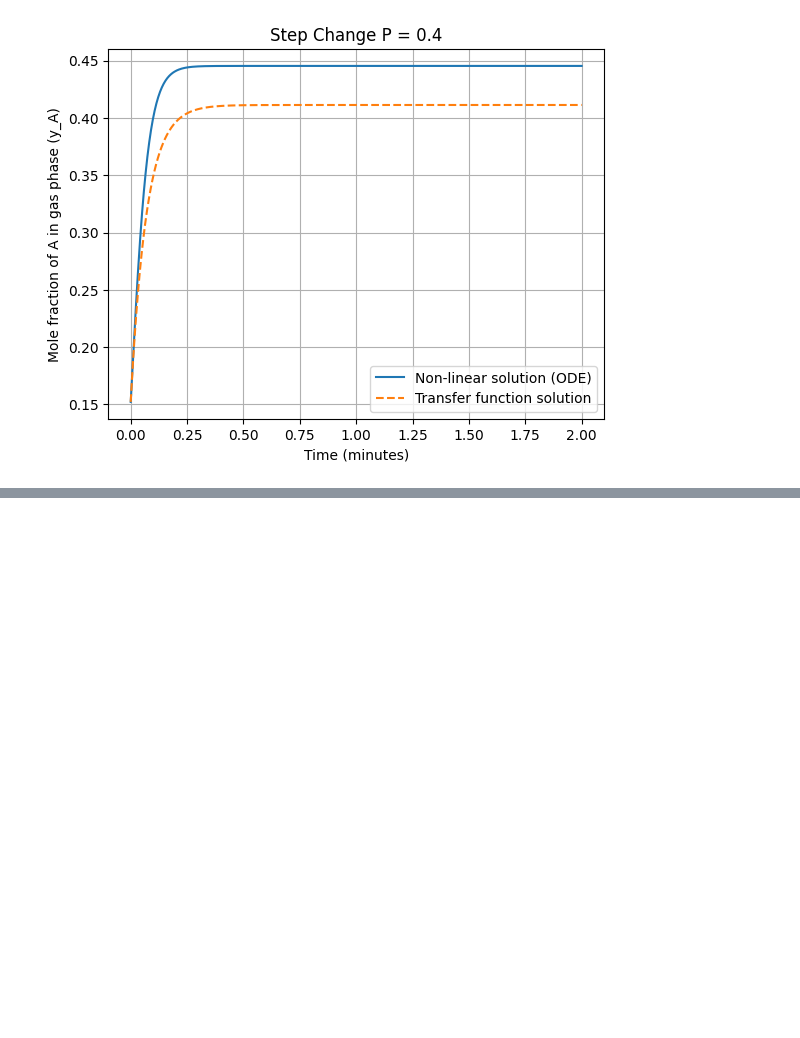
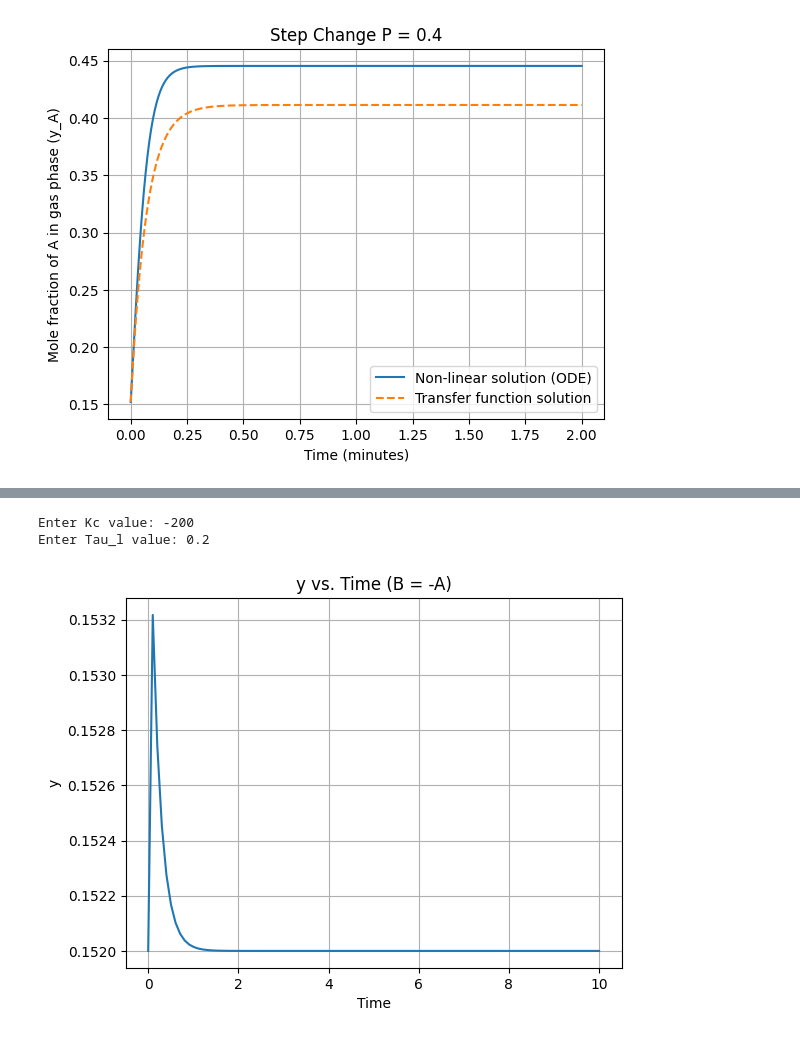
Before and after one commit to HRJ369/CL329, a Jupyter notebook: CL329_coding_ass.ipynb, the cells around one changed output, grey strips where cells are left out. Drawn from its saved outputs; the diff is of its cells as text; code cells hidden in the pictures; blank space fills up the shorter version.

```diff
--- a/CL329_coding_ass.ipynb
+++ b/CL329_coding_ass.ipynb
@@ -235,0 +122,45 @@ Enter the value of tau(l): 0.02
+# %%
+import numpy as np
+import matplotlib.pyplot as plt
+import math
+
+# Function to calculate P1, P2, A, and y
+def calculate_y(Kc, Taul, P, t):
+    # Calculate P1
+    P1 = (-(1 - 0.161 * Kc) / 0.07 + math.sqrt(((1 - 0.161 * Kc) / 0.07) ** 2 + (9.2 * Kc) / Taul)) / 2
+
+    # Calculate P2
+    P2 = (-(1 - 0.161 * Kc) / 0.07 - math.sqrt(((1 - 0.161 * Kc) / 0.07) ** 2 + (9.2 * Kc) / Taul)) / 2
+
+    # Calculate A
+    A = 9.275 * P / (P1 - P2)
+
+    # Set B = -A
+    B = -A
+
+    # Calculate y for each time t
+    y = A * np.exp(P1 * t) + B * np.exp(P2 * t)+ 0.152
+    return y
+
+# Get inputs from the user
+Kc = float(input("Enter Kc value: "))
+Taul = float(input("Enter Tau_l value: "))
+P =0.1  # Example value for P
+
+# Time range for the plot
+t_values = np.linspace(0, 10, 100)  # Time from 0 to 10 with 100 points
+
+# Calculate y for each time value
+y_values = calculate_y(Kc, Taul, P, t_values)
+
+# Plot y vs. time
+plt.plot(t_values, y_values)
+plt.title("y vs. Time (B = -A)")
+plt.xlabel("Time")
+plt.ylabel("y")
+plt.grid(True)
+plt.show()
+# %% [output]
+Enter Kc value: -200
+Enter Tau_l value: 0.2
+[figure, added]
```
Also changed, not shown: parts of 4 cells of this notebook.
